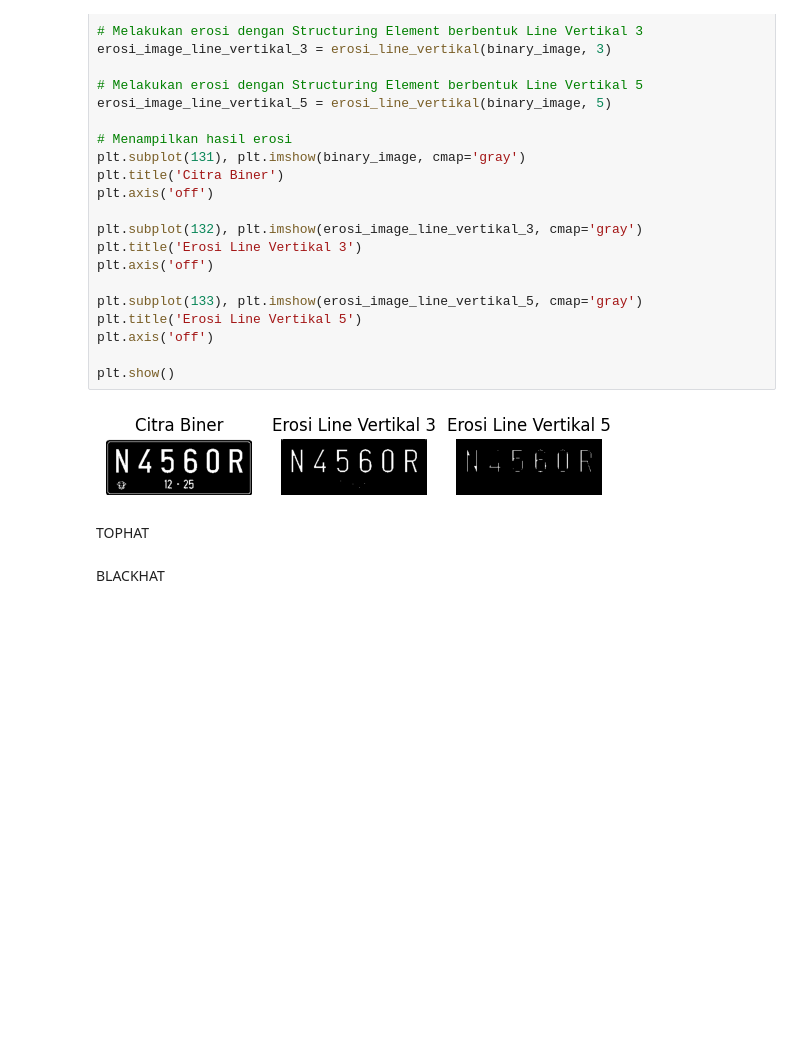
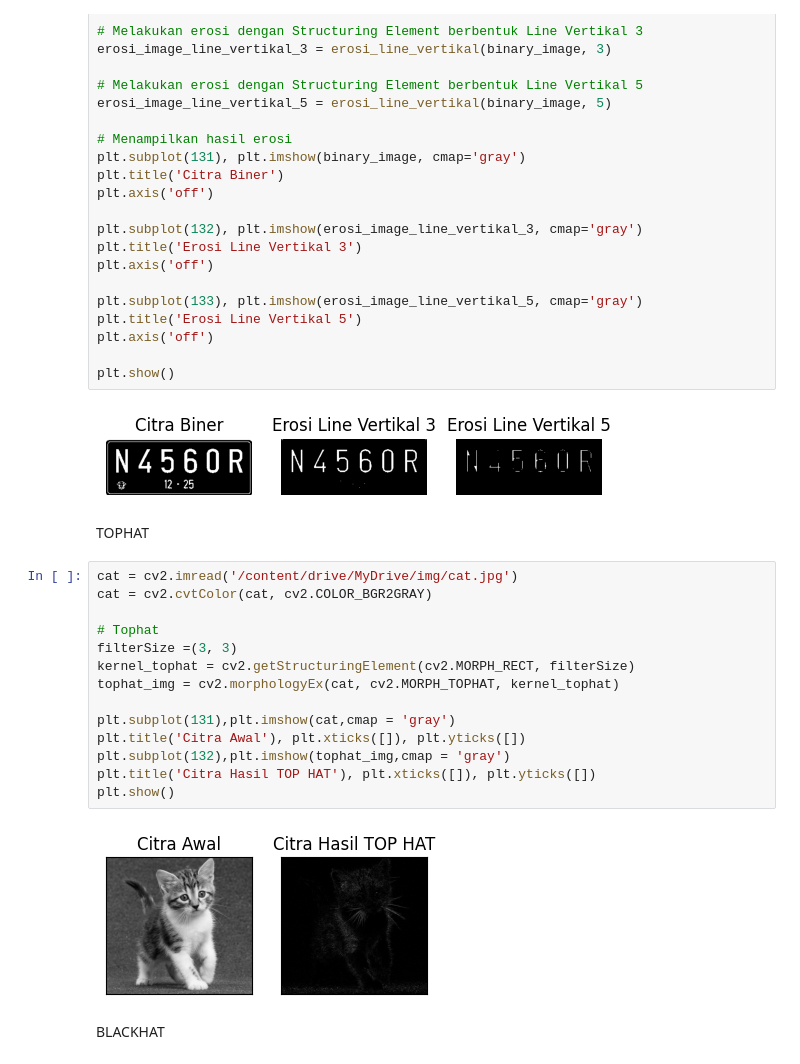
Before and after one commit to FarhanDwiPramana/PCVK, a Jupyter notebook: Week09_Morphology/Week_09_Mophology.ipynb, the cells around one changed output. Saved outputs shown, nothing was run; the diff lists cells and outputs as text; blank space fills up the shorter version.

```diff
--- a/Week09_Morphology/Week_09_Mophology.ipynb
+++ b/Week09_Morphology/Week_09_Mophology.ipynb
@@ -604,5 +604,21 @@ plt.show()
 [figure]
 # %% [markdown]
 TOPHAT
+# %%
+cat = cv2.imread('/content/drive/MyDrive/img/cat.jpg')
+cat = cv2.cvtColor(cat, cv2.COLOR_BGR2GRAY)
+
+# Tophat
+filterSize =(3, 3)
+kernel_tophat = cv2.getStructuringElement(cv2.MORPH_RECT, filterSize)
+tophat_img = cv2.morphologyEx(cat, cv2.MORPH_TOPHAT, kernel_tophat)
+
+plt.subplot(131),plt.imshow(cat,cmap = 'gray')
+plt.title('Citra Awal'), plt.xticks([]), plt.yticks([])
+plt.subplot(132),plt.imshow(tophat_img,cmap = 'gray')
+plt.title('Citra Hasil TOP HAT'), plt.xticks([]), plt.yticks([])
+plt.show()
+# %% [output]
+[figure, added]
 # %% [markdown]
 BLACKHAT
```
Also changed, not shown: parts of 15 cells of this notebook.
